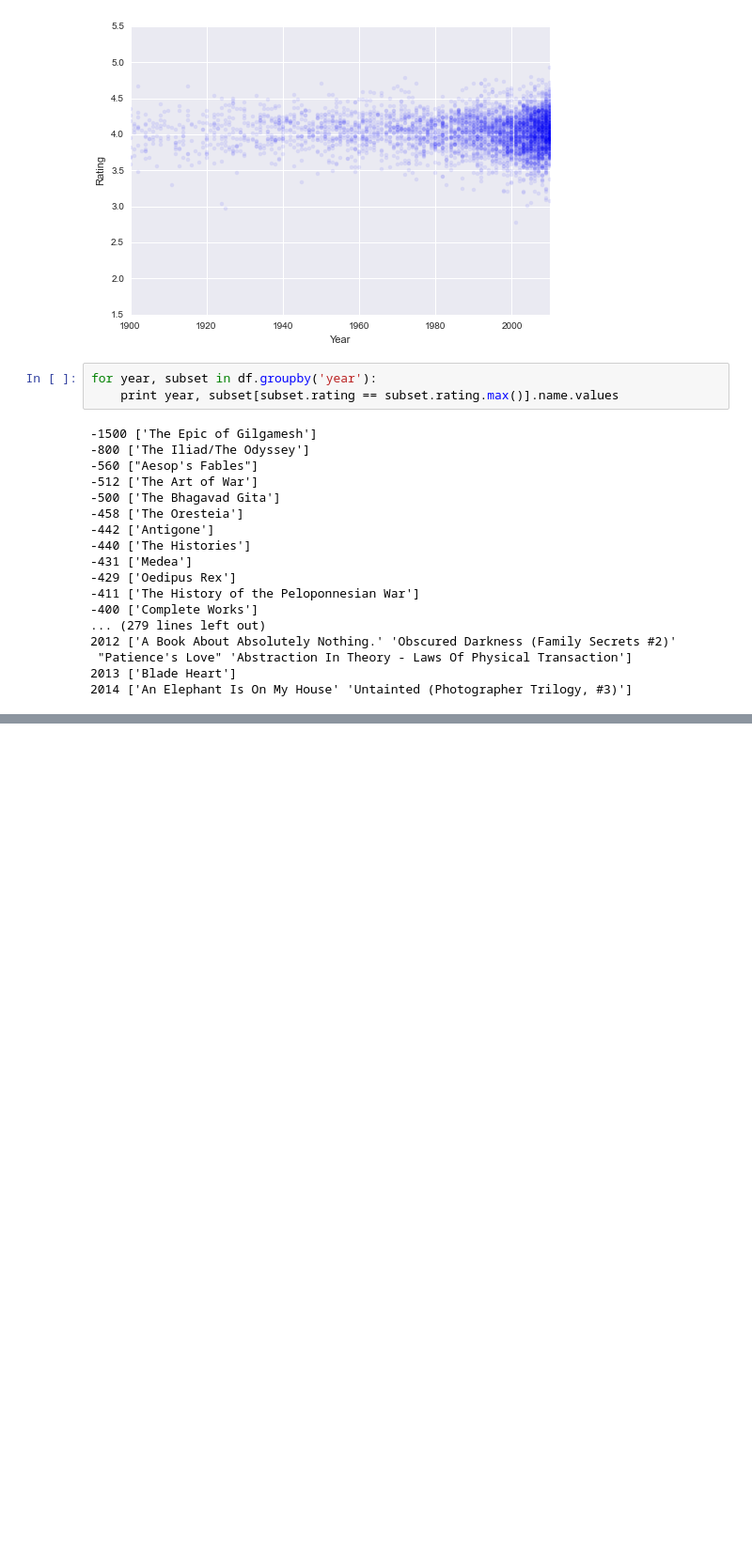
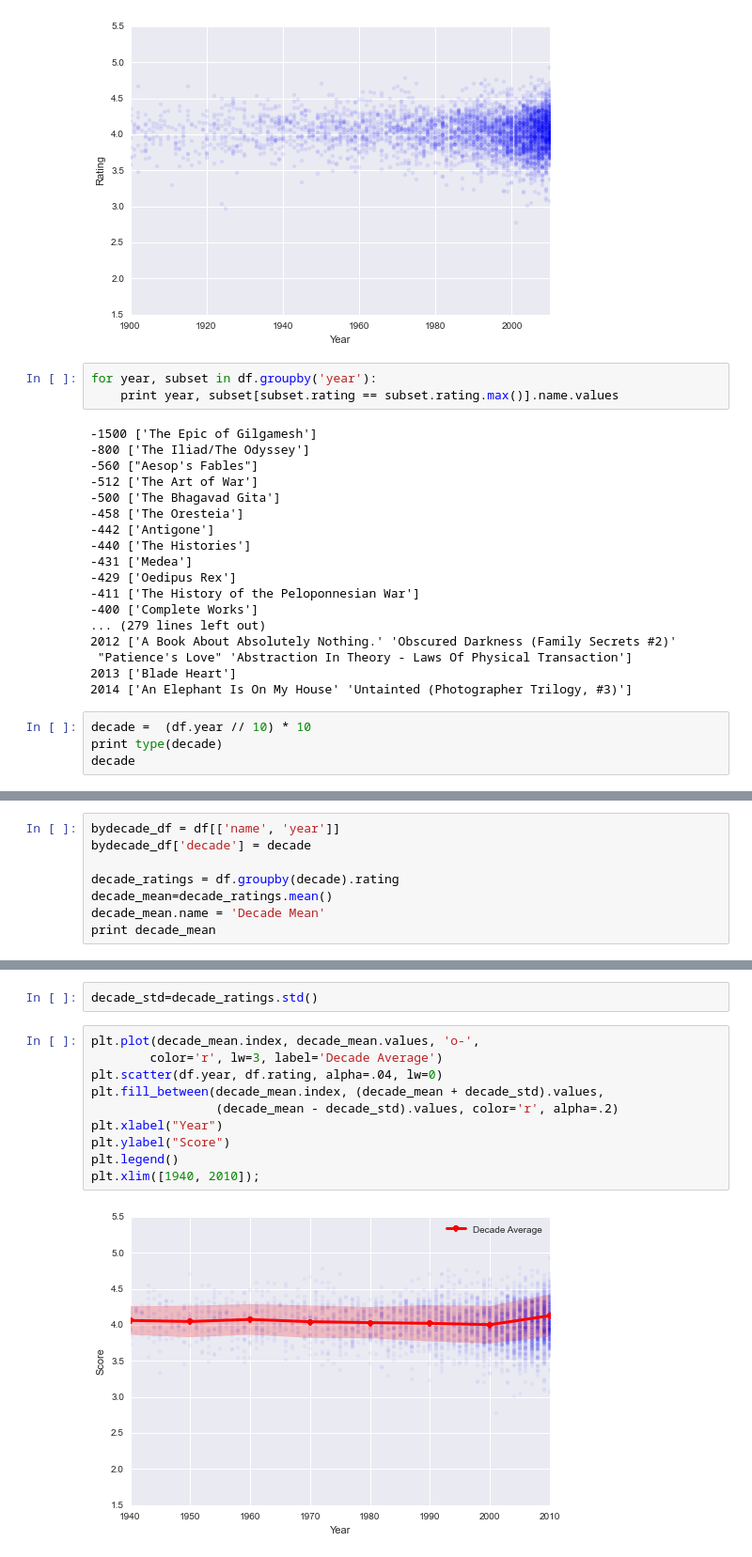
Before and after one commit to rahuldave/dst4l-copenhagen, a Jupyter notebook: Teaser.ipynb, the cells around one changed output, grey strips where cells are left out. Shown at 94% size. Cells and saved outputs as stored; diff of their text form; blank space fills up the shorter version.

```diff
--- a/Teaser.ipynb
+++ b/Teaser.ipynb
@@ -285,3 +303,7 @@ for year, subset in df.groupby('year'):
  "Patience's Love" 'Abstraction In Theory - Laws Of Physical Transaction']
 2013 ['Blade Heart']
 2014 ['An Elephant Is On My House' 'Untainted (Photographer Trilogy, #3)']
+# %%
+decade =  (df.year // 10) * 10
+print type(decade)
+decade
@@ -287,0 +329,8 @@ for year, subset in df.groupby('year'):
+# %%
+bydecade_df = df[['name', 'year']]
+bydecade_df['decade'] = decade
+
+decade_ratings = df.groupby(decade).rating
+decade_mean=decade_ratings.mean()
+decade_mean.name = 'Decade Mean'
+print decade_mean
@@ -287,0 +360,14 @@ for year, subset in df.groupby('year'):
+# %%
+decade_std=decade_ratings.std()
+# %%
+plt.plot(decade_mean.index, decade_mean.values, 'o-',
+        color='r', lw=3, label='Decade Average')
+plt.scatter(df.year, df.rating, alpha=.04, lw=0)
+plt.fill_between(decade_mean.index, (decade_mean + decade_std).values,
+                 (decade_mean - decade_std).values, color='r', alpha=.2)
+plt.xlabel("Year")
+plt.ylabel("Score")
+plt.legend()
+plt.xlim([1940, 2010]);
+# %% [output]
+[figure, added]
```
Also changed, not shown: parts of 9 cells of this notebook, 9 other files.
